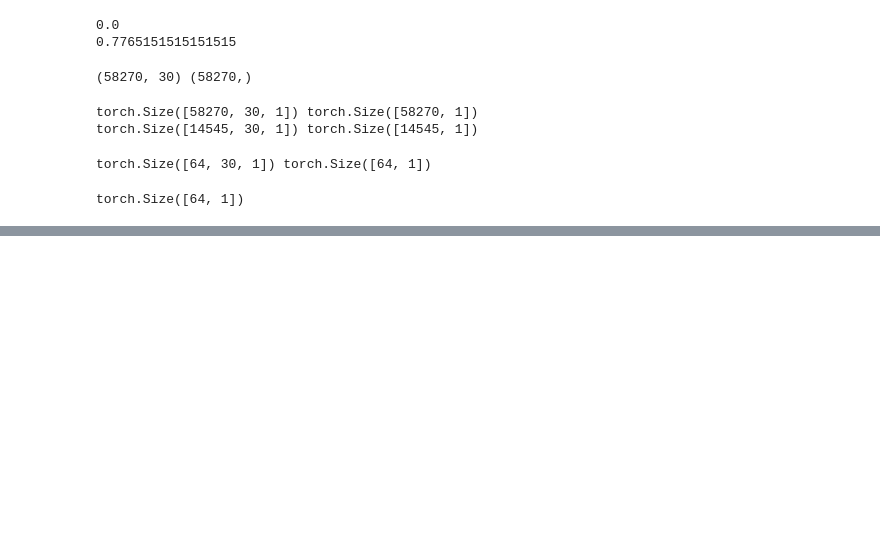
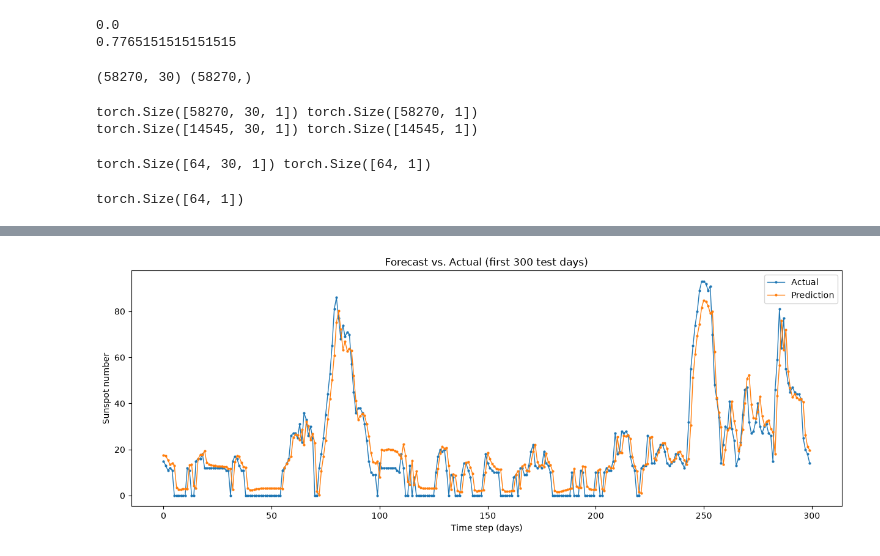
Before and after one commit to nanare-sudo/sunspot-lstm-forecasting, a Jupyter notebook: notebooks/02_preprocessing_and_model.ipynb, the cells around one changed output, grey strips where cells are left out. Saved outputs shown, nothing was run; the diff lists cells and outputs as text; code cells hidden in the pictures; blank space fills up the shorter version.

```diff
--- a/notebooks/02_preprocessing_and_model.ipynb
+++ b/notebooks/02_preprocessing_and_model.ipynb
@@ -188,0 +196,13 @@ torch.save(model.state_dict(), "../models/sunspot_lstm.pth")
+# %%
+n = 300
+plt.figure(figsize=(15, 5))
+plt.plot(actuals[:n], label="Actual", marker="o", markersize=2, linewidth=1)
+plt.plot(preds[:n], label="Prediction", marker="o", markersize=2, linewidth=1)
+plt.title(f"Forecast vs. Actual (first {n} test days)")
+plt.xlabel("Time step (days)")
+plt.ylabel("Sunspot number")
+plt.legend()
+plt.savefig("../figures/02_forecast_zoom.png", dpi=150, bbox_inches="tight")
+plt.show()
+# %% [output]
+[figure, added]
```
Also changed, not shown: parts of 11 cells of this notebook, 8 other files.
